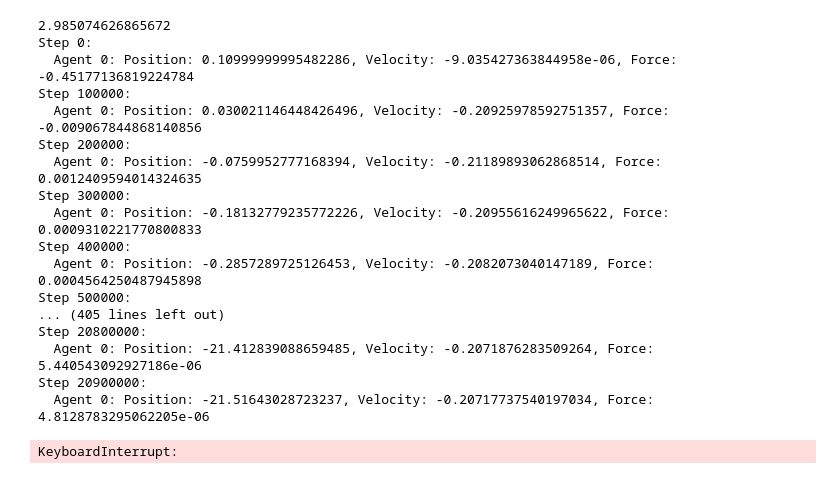
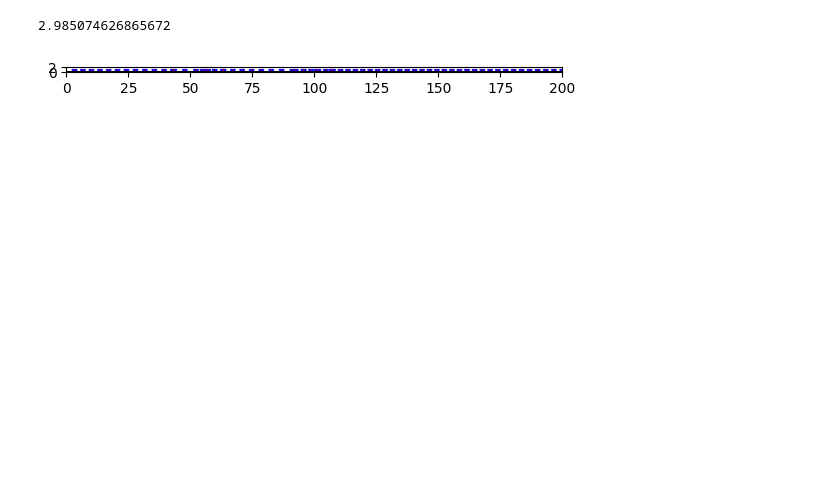
Before and after one commit to s2013568/DEM_test, a Jupyter notebook: Ageng_based_simulation/1D_Force_model/Test.ipynb, the cells around one changed output. Drawn from its saved outputs; the diff is of its cells as text; code cells hidden in the pictures; blank space fills up the shorter version.

```diff
--- a/Ageng_based_simulation/1D_Force_model/Test.ipynb
+++ b/Ageng_based_simulation/1D_Force_model/Test.ipynb
@@ -18,57 +18,41 @@ def create_agents(num_agents, canvas_width=200):
     for i in range(num_agents):
         # Create agents with the same properties except the test agent for the first position
         if i == 0:
-            agents.append(Agent(position=current_x_position + 0.01, velocity=0, a0=1, b0=0.1, tau=0.5, test=True))
+            agents.append(Agent(position=current_x_position + 0.1, velocity=0, a0=1, b0=0.1, tau=0.5, av = 0, test=True))
         else:
-            agents.append(Agent(position=current_x_position, velocity=0, a0=1, b0=0.1, tau=0.5, test=False))
+            agents.append(Agent(position=current_x_position, velocity=0, a0=1, b0=0.1, tau=0.5, av = 0, test=False))
 
         current_x_position += space_between_agents
 
     return agents
 
 
 
 # Function to run a single simulation and log the test agent's velocity and density
 def run_single_simulation(num_agents):
     env = Environment(width=200, height=3)
     agents = create_agents(num_agents)
 
-    gcf_model = Force_Model(environment=env, agents=agents, parameters = (2.0, 0, 2, 0), x_min = 0, x_max = 26)
+    gcf_model = Force_Model(environment=env, agents=agents, parameters = (0.70, 0, 2, 0), x_min = 0, x_max = 26)
     #gcf_model.run_simulation(steps=1, dt=0.001, log_interval=1)
-    gcf_model.run_simulation(steps=50000000, dt=0.00001, log_interval=100000)
+    # gcf_model.run_simulation(steps=500000, dt=0.001, log_interval=1000)
     # gcf_model.run_simulation(steps=200000000, dt=0.00001, log_interval=1)
-    # gcf_model.animate(10, dt=0.001, interval=1, output_filename="crowd_simulation_test.gif", show_forces=True, save_interval=1000)
+    gcf_model.animate(1000, dt=0.1, interval=1, output_filename="crowd_simulation_test.gif", show_forces=True, save_interval=1000)
 
     # print(agents[0].memory)
     # print(agents[0].velocity)
     # print(agents[0].total_force)
     # print(agents[0].driving_force)
     # print(agents[0].repulsion_force)
 
 # Main function to run multiple simulations with varying number of agents
 
 
 # Define the number of agents to test (start with 10 agents and increase)
 agent_counts = [67]
 
 # Run the simulations
 results = run_single_simulation(67)
 # %% [output]
 2.985074626865672
-Step 0:
-  Agent 0: Position: 0.10999999995482286, Velocity: -9.035427363844958e-06, Force: -0.45177136819224784
-Step 100000:
-  Agent 0: Position: 0.030021146448426496, Velocity: -0.20925978592751357, Force: -0.009067844868140856
-Step 200000:
-  Agent 0: Position: -0.0759952777168394, Velocity: -0.21189893062868514, Force: 0.0012409594014324635
-Step 300000:
-  Agent 0: Position: -0.18132779235772226, Velocity: -0.20955616249965622, Force: 0.0009310221770800833
-Step 400000:
-  Agent 0: Position: -0.2857289725126453, Velocity: -0.2082073040147189, Force: 0.0004564250487945898
-Step 500000:
-... (405 lines left out)
-Step 20800000:
-  Agent 0: Position: -21.412839088659485, Velocity: -0.2071876283509264, Force: 5.440543092927186e-06
-Step 20900000:
-  Agent 0: Position: -21.51643028723237, Velocity: -0.20717737540197034, Force: 4.8128783295062205e-06
-KeyboardInterrupt:
+[figure, added]
```
Also changed, not shown: 11 other files.
